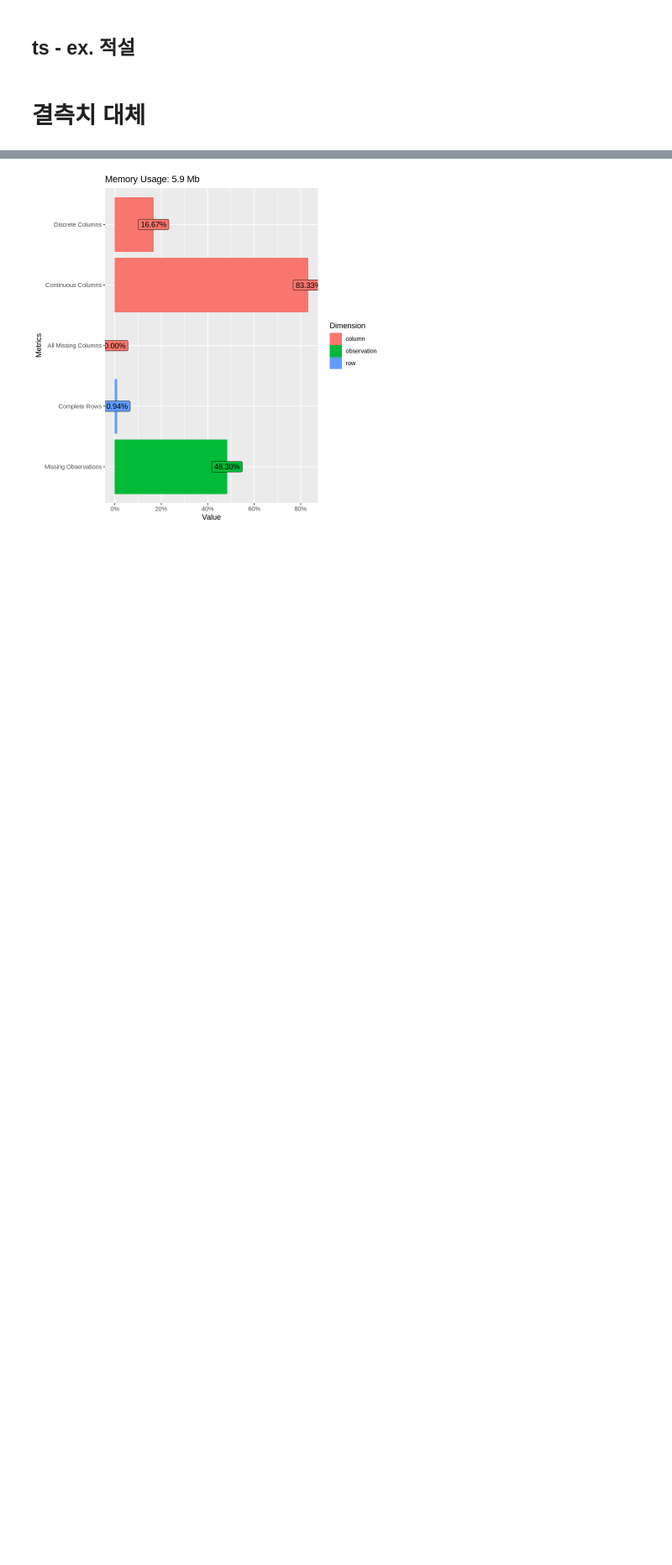
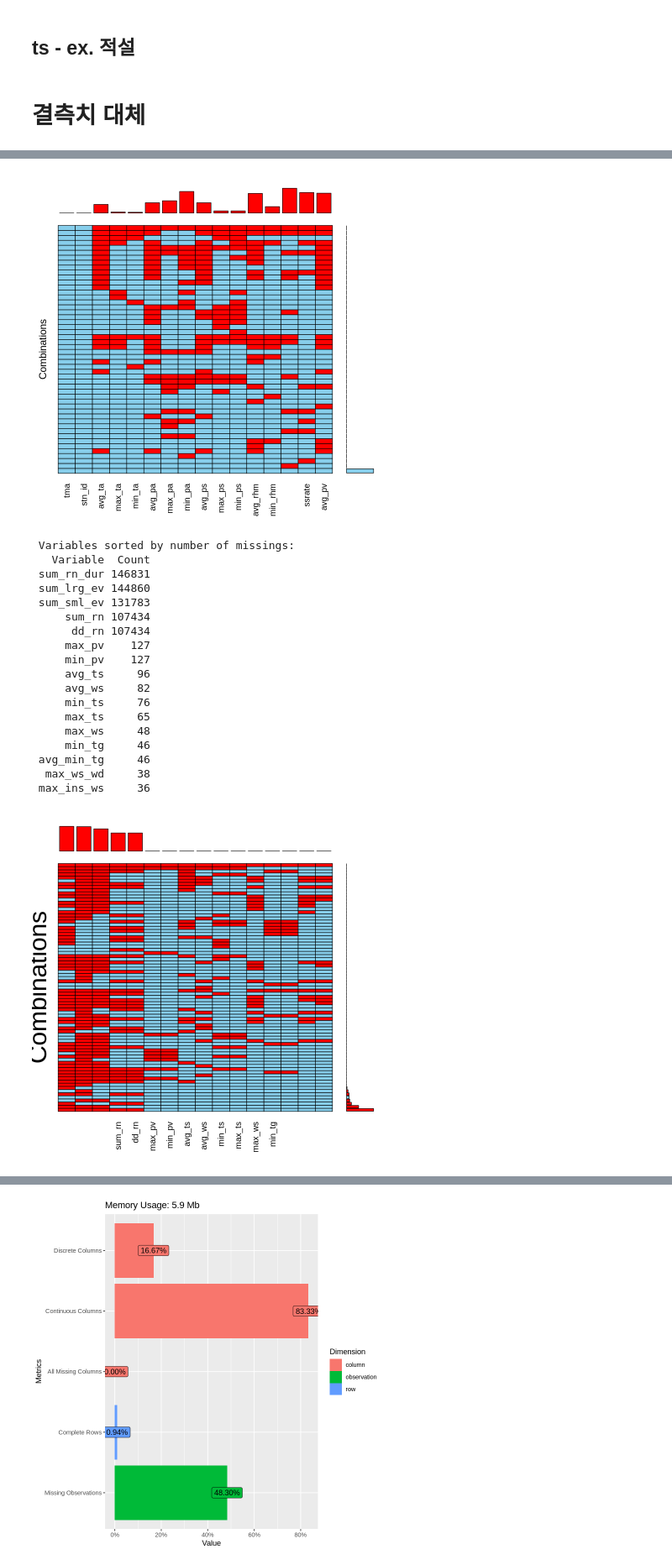
Before and after one commit to min02yam/Prediction-of-Cardiovascular-Disease-Incidence-using-machine-learning, a Jupyter notebook: ASOS데이터.ipynb, the cells around one changed output, grey strips where cells are left out. Shown at 84% size. Cells and saved outputs as stored; diff of their text form; code cells hidden in the pictures; blank space fills up the shorter version.

```diff
--- a/ASOS데이터.ipynb
+++ b/ASOS데이터.ipynb
@@ -352,0 +752,29 @@ ggplot_na_distribution(ts_적설[,3])
+# %%
+par(mfrow=c(1:2))
+VIM::aggr(DT[,c(1:16)],
+  combined = TRUE)
+
+VIM::aggr(DT[,c(17:32)],
+  sortVars = TRUE,
+  combined = TRUE)
+# %% [output]
+[figure, added]
+ Variables sorted by number of missings:
+   Variable  Count
+ sum_rn_dur 146831
+ sum_lrg_ev 144860
+ sum_sml_ev 131783
+     sum_rn 107434
+      dd_rn 107434
+     max_pv    127
+     min_pv    127
+     avg_ts     96
+     avg_ws     82
+     min_ts     76
+     max_ts     65
+     max_ws     48
+     min_tg     46
+ avg_min_tg     46
+  max_ws_wd     38
+ max_ins_ws     36
+[figure, added]
```
Also changed, not shown: parts of 42 cells of this notebook.
